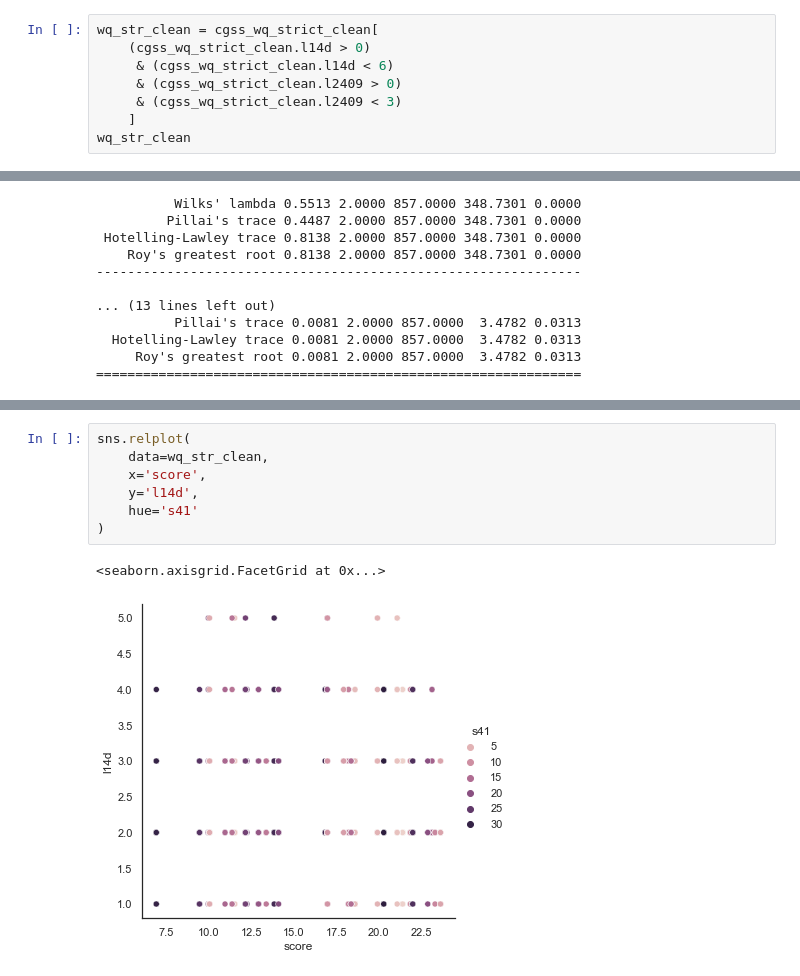
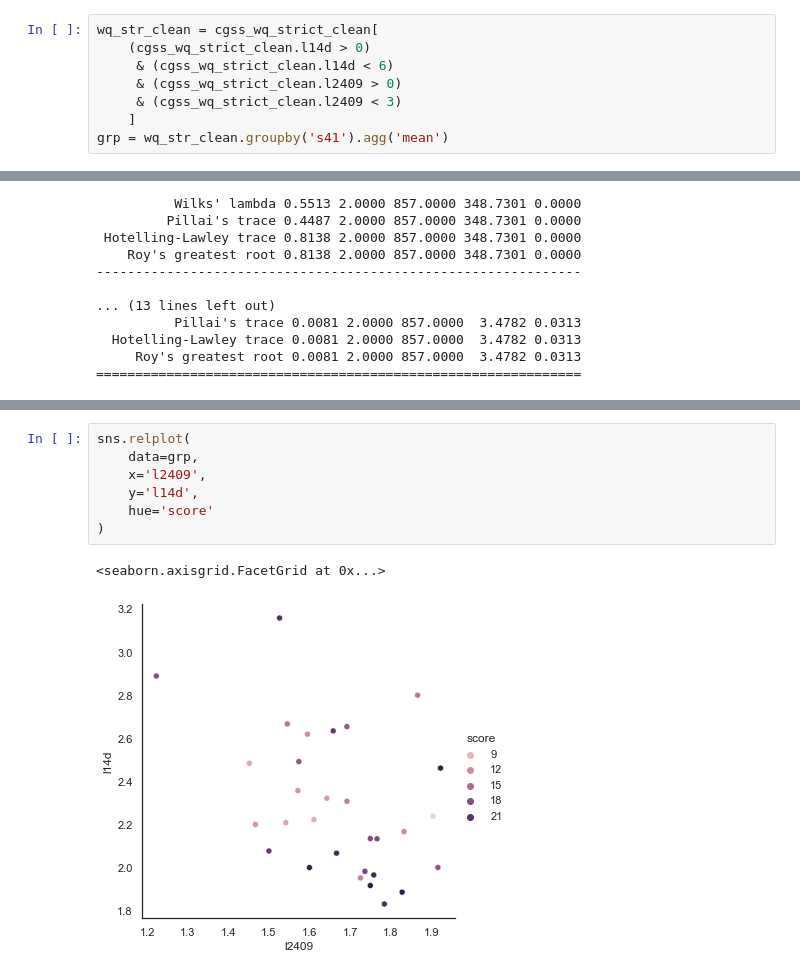
Before and after one commit to wrynearson/china-water, a Jupyter notebook: src/Thesis.ipynb, the cells around one changed output, grey strips where cells are left out. Drawn from its saved outputs; the diff is of its cells as text.

```diff
--- a/src/Thesis.ipynb
+++ b/src/Thesis.ipynb
@@ -651,4 +654,4 @@ wq_str_clean = cgss_wq_strict_clean[
      & (cgss_wq_strict_clean.l2409 > 0)
      & (cgss_wq_strict_clean.l2409 < 3)
     ]
-wq_str_clean
+grp = wq_str_clean.groupby('s41').agg('mean')
@@ -690,10 +700,10 @@ print(maov.mv_test())
 # %%
 sns.relplot(
-    data=wq_str_clean,
-    x='score',
+    data=grp,
+    x='l2409',
     y='l14d',
-    hue='s41'
+    hue='score'
 )
 # %% [output]
 <seaborn.axisgrid.FacetGrid at 0x...>
-[figure, old version]
+[figure, new version]
```
Also changed, not shown: parts of 3 cells of this notebook.
